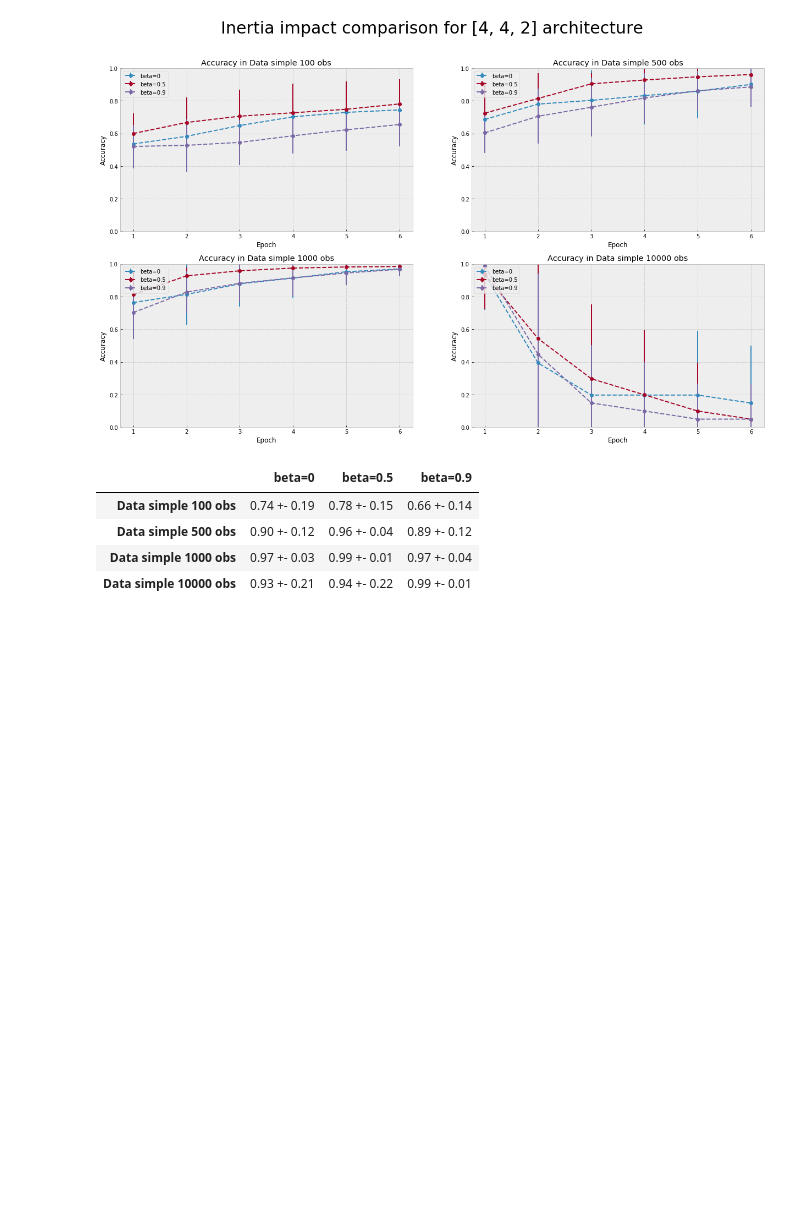
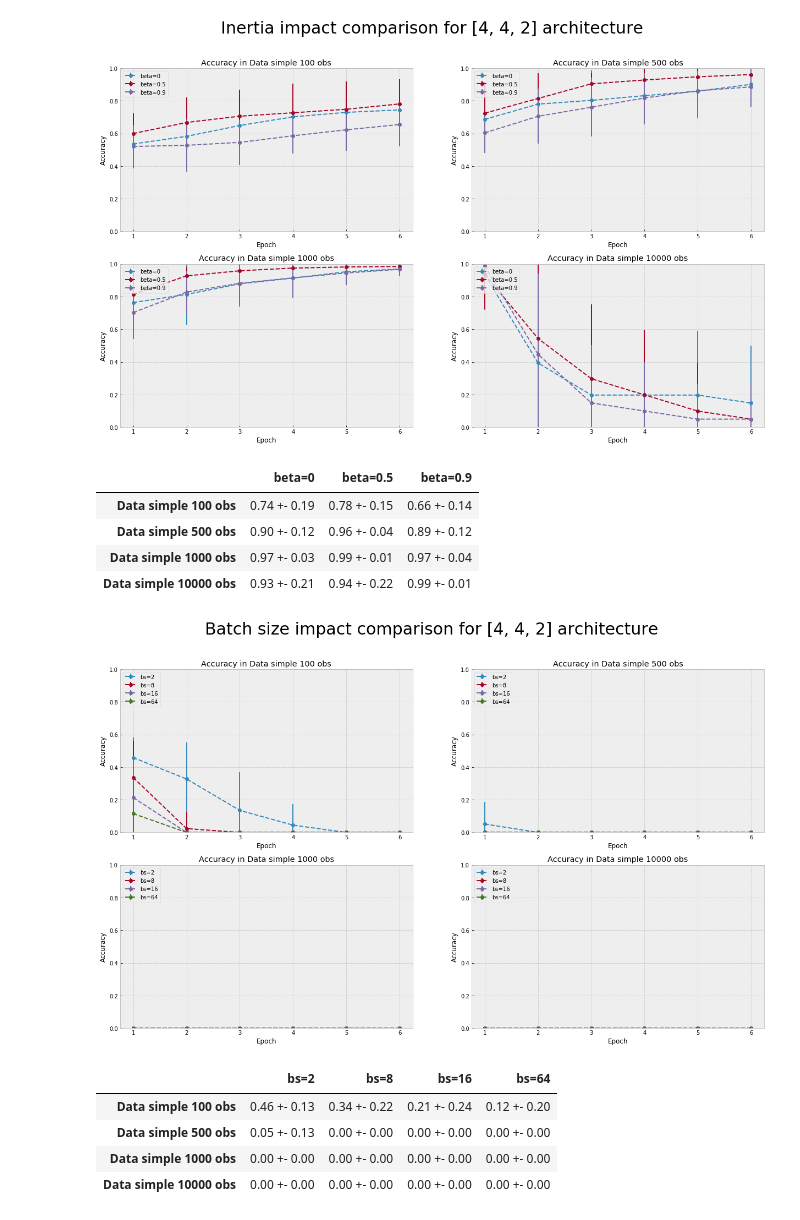
Before and after one commit to krzysztofspalinski/deep-learning-methods, a Jupyter notebook: report_experiments.ipynb, the cells around one changed output. Drawn from its saved outputs; the diff is of its cells as text; code cells hidden in the pictures; blank space fills up the shorter version.

Commit message:
added batchsize experiment

```diff
--- a/report_experiments.ipynb
+++ b/report_experiments.ipynb
@@ -143,6 +143,16 @@ def perform_experiment(dataset,
                                           optimizers.GDwithMomentum(v),
                                           d['batch_size'])
 
+            elif exp_objective == 'batch_size':
+
+                NN = NeuralNetworkWrapper(d['input_dim'],
+                                          d['neuron_numbers'],
+                                          ['relu'] * (len(d['neuron_numbers']) - 1) + d['output_activation'],
+                                          d['loss_function'],
+                                          d['learning_rate'],
+                                          optimizers.Optimizer(),
+                                          v)
+
 
             NN.train(X_train,
                      y_train,
@@ -206,7 +216,8 @@ def experiments_pipeline(data,
     d = experiment_dict.copy()
     output = {'lr':{},
              'activation_function':{},
-             'inertia':{}}
+             'inertia':{},
+             'batch_size':{}}
     # Experiments for each dataset
     for dataset in data:
         print("------ Dataset name: {}".format(dataset['dataset name']))
@@ -233,6 +244,16 @@ def experiments_pipeline(data,
                                                         'beta=0.9' : 0.9},
                                                         num_reps)
 
+        output['batch_size'][dataset['dataset name']] = perform_experiment(dataset['data'],
+                                                        experiment_dict,
+                                                        'inertia',
+                                                        {'bs=2' : 2,
+                                                        'bs=8' : 8,
+                                                        'bs=16' : 16,
+                                                        'bs=64' : 64},
+                                                        num_reps)
+
+
 
     return output
 # %%
@@ -391,3 +429,13 @@ visualize_experiment(ans['inertia'],
 | Data simple 500 obs | 0.90 +- 0.12 | 0.96 +- 0.04 | 0.89 +- 0.12 |
 | Data simple 1000 obs | 0.97 +- 0.03 | 0.99 +- 0.01 | 0.97 +- 0.04 |
 | Data simple 10000 obs | 0.93 +- 0.21 | 0.94 +- 0.22 | 0.99 +- 0.01 |
+# %%
+visualize_experiment(ans['batch_size'],
+                     title='Batch size impact comparison for {} architecture'.format(str(experiment_dict['neuron_numbers'])))
+# %% [output]
+[figure, added]
+|  | bs=2 | bs=8 | bs=16 | bs=64 |
+| Data simple 100 obs | 0.46 +- 0.13 | 0.34 +- 0.22 | 0.21 +- 0.24 | 0.12 +- 0.20 |
+| Data simple 500 obs | 0.05 +- 0.13 | 0.00 +- 0.00 | 0.00 +- 0.00 | 0.00 +- 0.00 |
+| Data simple 1000 obs | 0.00 +- 0.00 | 0.00 +- 0.00 | 0.00 +- 0.00 | 0.00 +- 0.00 |
+| Data simple 10000 obs | 0.00 +- 0.00 | 0.00 +- 0.00 | 0.00 +- 0.00 | 0.00 +- 0.00 |
```
Also changed, not shown: parts of 1 cell of this notebook.
